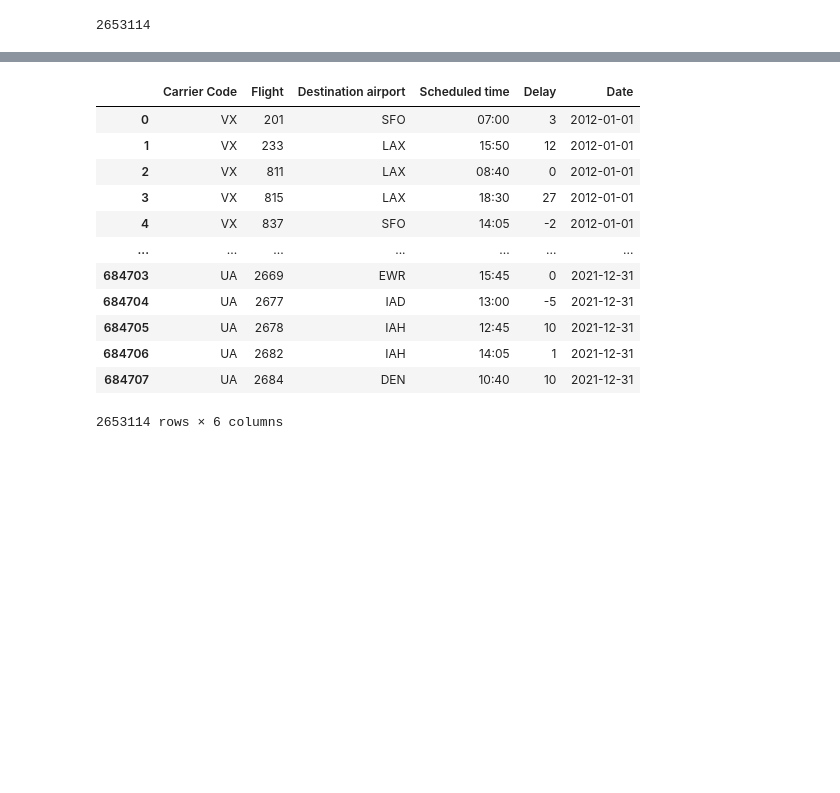
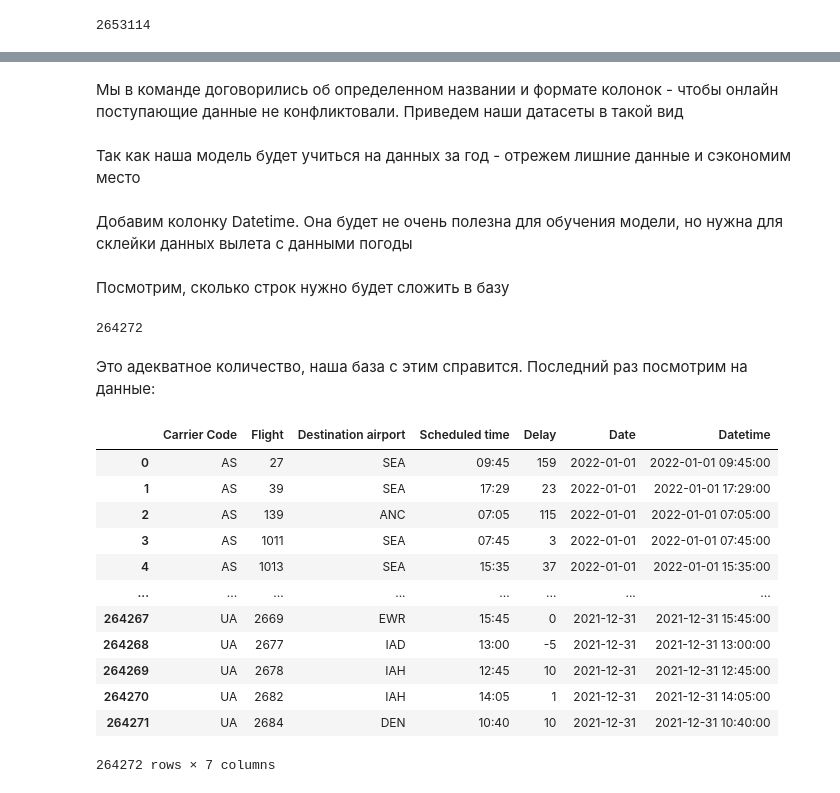
Before and after one commit to Ouozen/dmls_aviaticket, a Jupyter notebook: historical_data/preprocessed/data_cleaner.ipynb, the cells around one changed output, grey strips where cells are left out. Cells and saved outputs as stored; diff of their text form; code cells hidden in the pictures; blank space fills up the shorter version.

```diff
--- a/historical_data/preprocessed/data_cleaner.ipynb
+++ b/historical_data/preprocessed/data_cleaner.ipynb
@@ -64,2 +82,4 @@ all_departures.reset_index()
+# %% [markdown]
+Мы в команде договорились об определенном названии и формате колонок - чтобы онлайн поступающие данные не конфликтовали. Приведем наши датасеты в такой вид
 # %%
 all_departures['Date'] = pd.to_datetime(all_departures['Date (MM/DD/YYYY)'])
@@ -73,16 +93,6 @@ all_departures = all_departures.rename(columns={"Flight Number":"Flight",
+# %% [markdown]
+Так как наша модель будет учиться на данных за год - отрежем лишние данные и сэкономим место
 # %%
-all_departures
+all_departures = all_departures[all_departures.Date >= pd.to_datetime('2021-11-01')]
-# %% [output]
-|  | Carrier Code | Flight | Destination airport | Scheduled time | Delay | Date |
-| 0 | VX | 201 | SFO | 07:00 | 3 | 2012-01-01 |
-| 1 | VX | 233 | LAX | 15:50 | 12 | 2012-01-01 |
-| 2 | VX | 811 | LAX | 08:40 | 0 | 2012-01-01 |
-| 3 | VX | 815 | LAX | 18:30 | 27 | 2012-01-01 |
-| 4 | VX | 837 | SFO | 14:05 | -2 | 2012-01-01 |
-| ... | ... | ... | ... | ... | ... | ... |
-| 684703 | UA | 2669 | EWR | 15:45 | 0 | 2021-12-31 |
-| 684704 | UA | 2677 | IAD | 13:00 | -5 | 2021-12-31 |
-| 684705 | UA | 2678 | IAH | 12:45 | 10 | 2021-12-31 |
-| 684706 | UA | 2682 | IAH | 14:05 | 1 | 2021-12-31 |
-| 684707 | UA | 2684 | DEN | 10:40 | 10 | 2021-12-31 |
-2653114 rows × 6 columns
+# %% [markdown]
+Добавим колонку Datetime. Она будет не очень полезна для обучения модели, но нужна для склейки данных вылета с данными погоды
@@ -88,0 +102,25 @@ all_departures
+# %% [markdown]
+Посмотрим, сколько строк нужно будет сложить в базу
+# %%
+len(all_departures)
+# %% [output]
+264272
+# %% [markdown]
+Это адекватное количество, наша база с этим справится. Последний раз посмотрим на данные:
+# %%
+all_departures = all_departures.reset_index(drop=True)
+all_departures
+# %% [output]
+|  | Carrier Code | Flight | Destination airport | Scheduled time | Delay | Date | Datetime |
+| 0 | AS | 27 | SEA | 09:45 | 159 | 2022-01-01 | 2022-01-01 09:45:00 |
+| 1 | AS | 39 | SEA | 17:29 | 23 | 2022-01-01 | 2022-01-01 17:29:00 |
+| 2 | AS | 139 | ANC | 07:05 | 115 | 2022-01-01 | 2022-01-01 07:05:00 |
+| 3 | AS | 1011 | SEA | 07:45 | 3 | 2022-01-01 | 2022-01-01 07:45:00 |
+| 4 | AS | 1013 | SEA | 15:35 | 37 | 2022-01-01 | 2022-01-01 15:35:00 |
+| ... | ... | ... | ... | ... | ... | ... | ... |
+| 264267 | UA | 2669 | EWR | 15:45 | 0 | 2021-12-31 | 2021-12-31 15:45:00 |
+| 264268 | UA | 2677 | IAD | 13:00 | -5 | 2021-12-31 | 2021-12-31 13:00:00 |
+| 264269 | UA | 2678 | IAH | 12:45 | 10 | 2021-12-31 | 2021-12-31 12:45:00 |
+| 264270 | UA | 2682 | IAH | 14:05 | 1 | 2021-12-31 | 2021-12-31 14:05:00 |
+| 264271 | UA | 2684 | DEN | 10:40 | 10 | 2021-12-31 | 2021-12-31 10:40:00 |
+264272 rows × 7 columns
```
Also changed, not shown: parts of 32 cells of this notebook, 36 other files.
